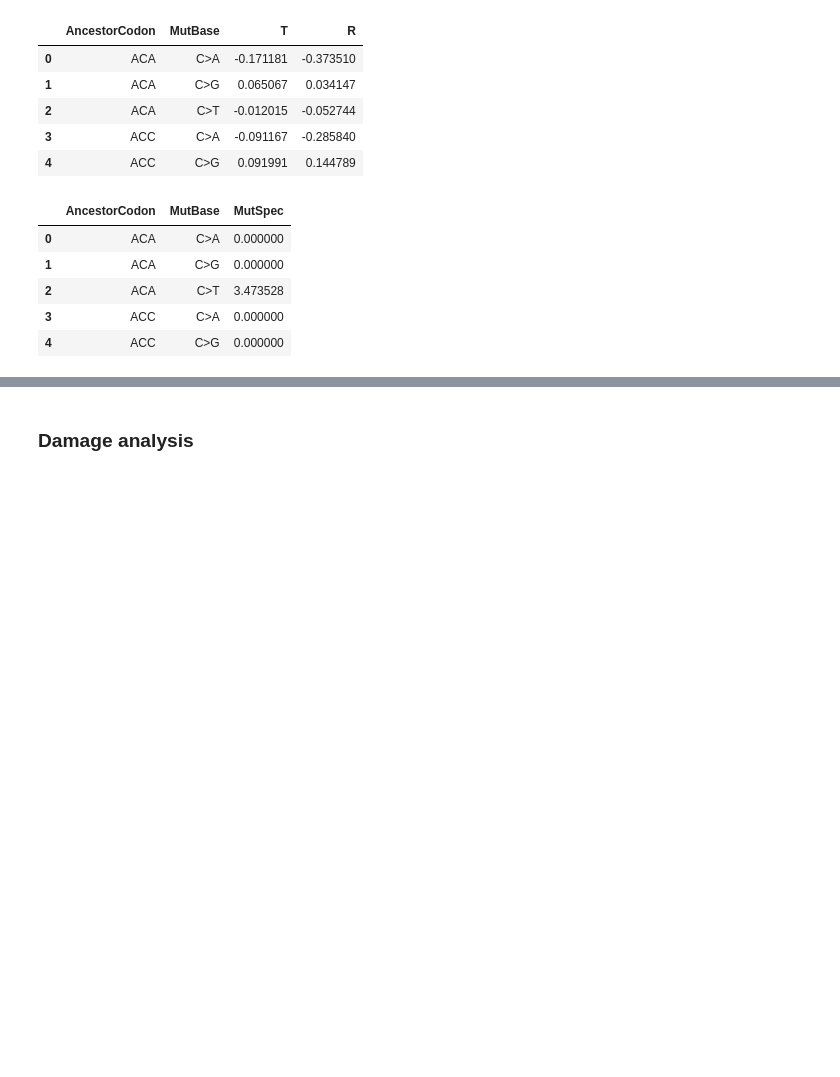
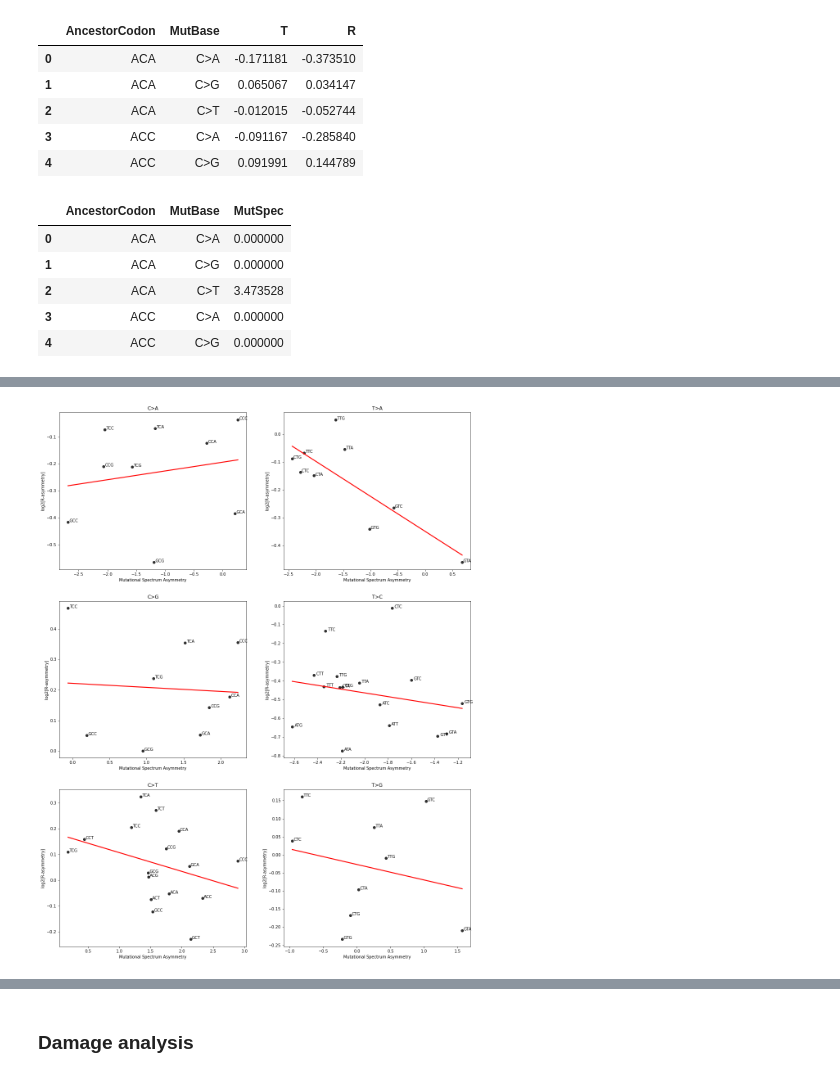
Before and after one commit to mitoclub/mtdna-192component-mutspec-chordata, a Jupyter notebook: scripts/asymmetry_TR.ipynb, the cells around one changed output, grey strips where cells are left out. Cells and saved outputs as stored; diff of their text form; code cells hidden in the pictures; blank space fills up the shorter version.

```diff
--- a/scripts/asymmetry_TR.ipynb
+++ b/scripts/asymmetry_TR.ipynb
@@ -104,0 +134,14 @@ final_asymmetry.to_csv('../data/asymmetry_mutspec.csv', index=False)
+# %%
+fig, axes = plt.subplots(3,2, sharex=False, figsize=(18,24))
+
+for sub, ax in zip(bs_subs, axes.ravel()):
+    to_draw = final_asymmetry[final_asymmetry.MutBase == sub]
+    sns.regplot(data = to_draw, x='MutSpec', y='R', ax=ax, ci=None,
+                scatter_kws={"color": "black"}, line_kws={"color": "red"})
+    label_point(to_draw.MutSpec, to_draw['R'], to_draw.AncestorCodon, ax)
+    ax.set_title(sub)
+    ax.set_xlabel('Mutational Spectrum Asymmetry')
+    ax.set_ylabel('log2[R-asymmetry]')
+fig.savefig('../pictures/AsymmetryMutBaseR.pdf', dpi=300)
+# %% [output]
+[figure, added]
```
Also changed, not shown: parts of 8 cells of this notebook, 2 other files.
